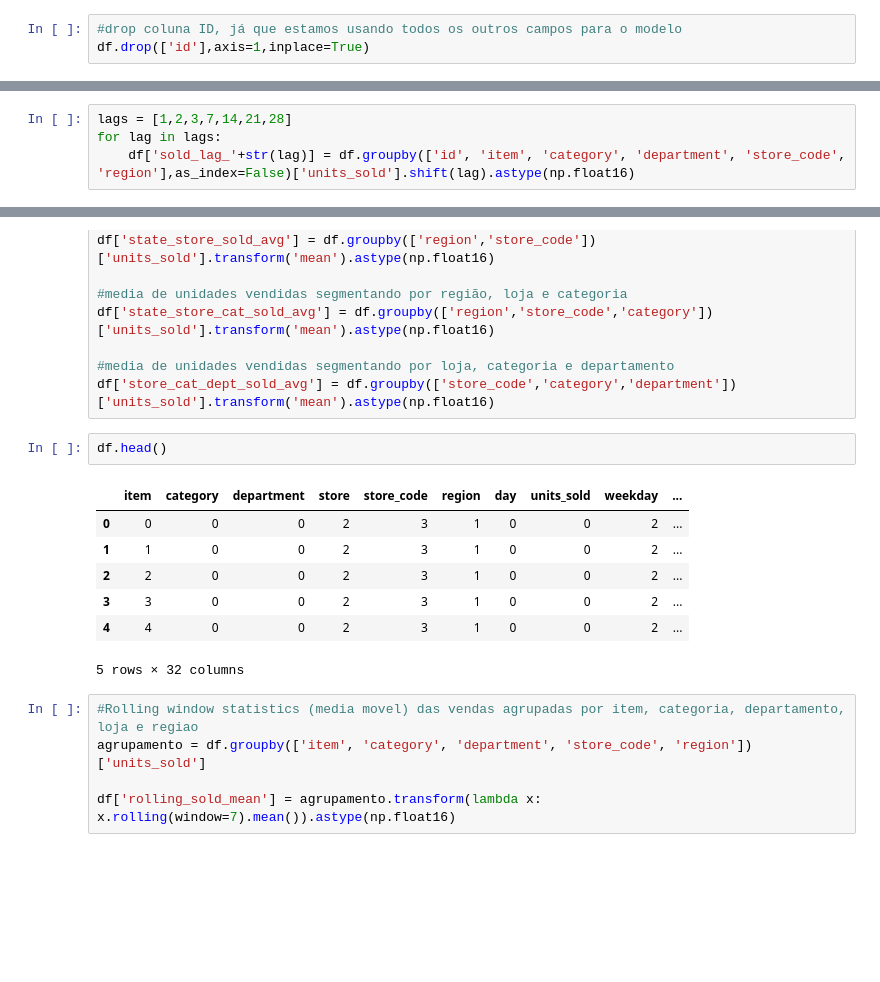
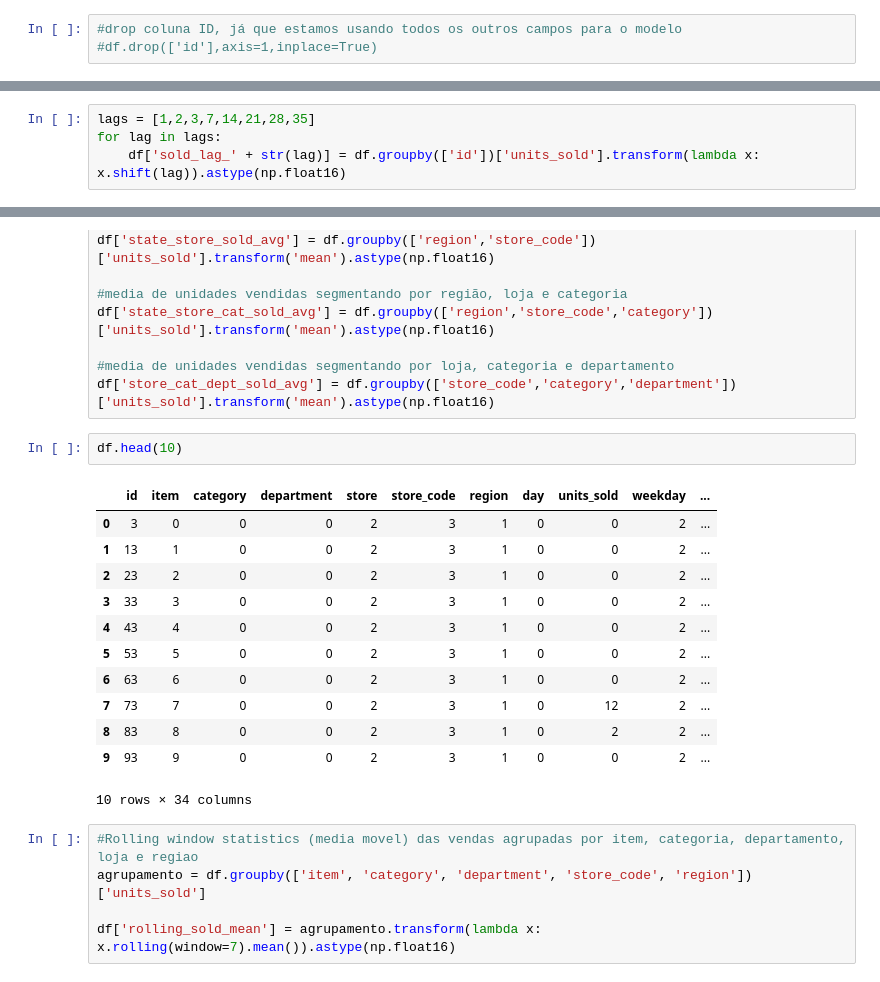
Before and after one commit to 15murakamie/dsmarket-time-series, a Jupyter notebook: main_dsmarket.ipynb, the cells around one changed output, grey strips where cells are left out. Saved outputs shown, nothing was run; the diff lists cells and outputs as text; blank space fills up the shorter version.

```diff
--- a/main_dsmarket.ipynb
+++ b/main_dsmarket.ipynb
@@ -406,7 +406,7 @@ df['date'] = pd.to_datetime(df['date'], format='%Y-%m-%d')
 df['event'] = np.where(df['event'].isna(), 0, 1).astype('int8')
 # %%
 #drop coluna ID, já que estamos usando todos os outros campos para o modelo
-df.drop(['id'],axis=1,inplace=True)
+#df.drop(['id'],axis=1,inplace=True)
 # %%
 memory_after = memory_usage_mb(df)
 
@@ -791,9 +791,9 @@ df.head()
 # %% [markdown]
 Vamos criar colunas com lag para podermos capturar tendencias de vendas. Para isso vamos pegar lags de 1, 3, 7, 14, 21, 28, 35 dias anteriores
 # %%
-lags = [1,2,3,7,14,21,28]
+lags = [1,2,3,7,14,21,28,35]
 for lag in lags:
-    df['sold_lag_'+str(lag)] = df.groupby(['id', 'item', 'category', 'department', 'store_code', 'region'],as_index=False)['units_sold'].shift(lag).astype(np.float16)
+    df['sold_lag_' + str(lag)] = df.groupby(['id'])['units_sold'].transform(lambda x: x.shift(lag)).astype(np.float16)
 # %% [markdown]
 Criando variaveis de media para mapear tendencias
 # %%
@@ -833,15 +833,20 @@ df['state_store_cat_sold_avg'] = df.groupby(['region','store_code','category'])[
 #media de unidades vendidas segmentando por loja, categoria e departamento
 df['store_cat_dept_sold_avg'] = df.groupby(['store_code','category','department'])['units_sold'].transform('mean').astype(np.float16)
 # %%
-df.head()
+df.head(10)
 # %% [output]
-|  | item | category | department | store | store_code | region | day | units_sold | weekday | ... |
-| 0 | 0 | 0 | 0 | 2 | 3 | 1 | 0 | 0 | 2 | ... |
-| 1 | 1 | 0 | 0 | 2 | 3 | 1 | 0 | 0 | 2 | ... |
-| 2 | 2 | 0 | 0 | 2 | 3 | 1 | 0 | 0 | 2 | ... |
-| 3 | 3 | 0 | 0 | 2 | 3 | 1 | 0 | 0 | 2 | ... |
-| 4 | 4 | 0 | 0 | 2 | 3 | 1 | 0 | 0 | 2 | ... |
+|  | id | item | category | department | store | store_code | region | day | units_sold | weekday | ... |
+| 0 | 3 | 0 | 0 | 0 | 2 | 3 | 1 | 0 | 0 | 2 | ... |
+| 1 | 13 | 1 | 0 | 0 | 2 | 3 | 1 | 0 | 0 | 2 | ... |
+| 2 | 23 | 2 | 0 | 0 | 2 | 3 | 1 | 0 | 0 | 2 | ... |
+| 3 | 33 | 3 | 0 | 0 | 2 | 3 | 1 | 0 | 0 | 2 | ... |
+| 4 | 43 | 4 | 0 | 0 | 2 | 3 | 1 | 0 | 0 | 2 | ... |
+| 5 | 53 | 5 | 0 | 0 | 2 | 3 | 1 | 0 | 0 | 2 | ... |
+| 6 | 63 | 6 | 0 | 0 | 2 | 3 | 1 | 0 | 0 | 2 | ... |
+| 7 | 73 | 7 | 0 | 0 | 2 | 3 | 1 | 0 | 12 | 2 | ... |
+| 8 | 83 | 8 | 0 | 0 | 2 | 3 | 1 | 0 | 2 | 2 | ... |
+| 9 | 93 | 9 | 0 | 0 | 2 | 3 | 1 | 0 | 0 | 2 | ... |
-5 rows × 32 columns
+10 rows × 34 columns
 # %%
 #Rolling window statistics (media movel) das vendas agrupadas por item, categoria, departamento, loja e regiao
 agrupamento = df.groupby(['item', 'category', 'department', 'store_code', 'region'])['units_sold']
```
Also changed, not shown: parts of 16 cells of this notebook.
